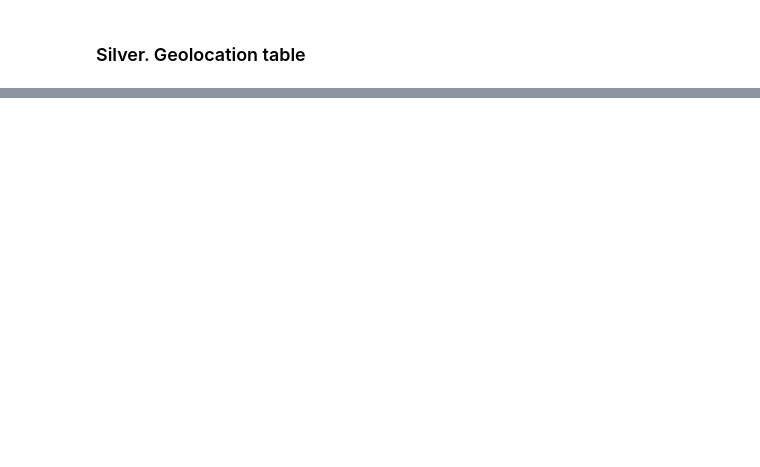
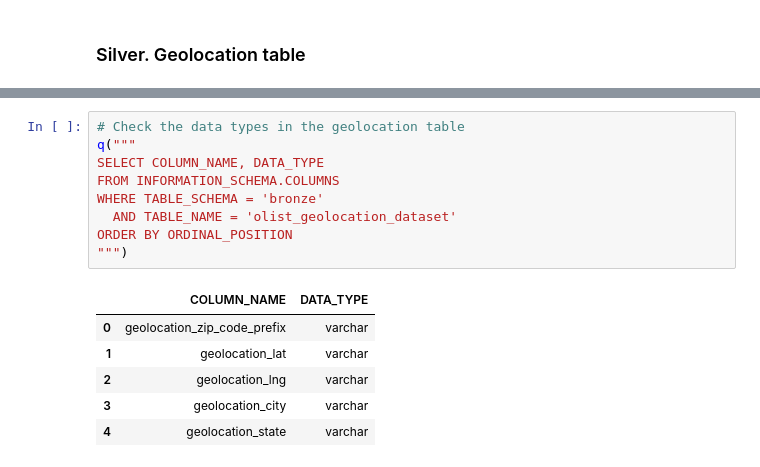
Before and after one commit to abasovmanaf-3267/olist-ecommerce-analytics, a Jupyter notebook: notebooks/02_silver_cleaning/02_silver_b.ipynb, the cells around one changed output, grey strips where cells are left out. Drawn from its saved outputs; the diff is of its cells as text; blank space fills up the shorter version.

```diff
--- a/notebooks/02_silver_cleaning/02_silver_b.ipynb
+++ b/notebooks/02_silver_cleaning/02_silver_b.ipynb
@@ -246,0 +250,16 @@ FROM bronze.olist_geolocation_dataset
+# %%
+# Check the data types in the geolocation table
+q("""
+SELECT COLUMN_NAME, DATA_TYPE
+FROM INFORMATION_SCHEMA.COLUMNS
+WHERE TABLE_SCHEMA = 'bronze'
+  AND TABLE_NAME = 'olist_geolocation_dataset'
+ORDER BY ORDINAL_POSITION
+""")
+# %% [output]
+|  | COLUMN_NAME | DATA_TYPE |
+| 0 | geolocation_zip_code_prefix | varchar |
+| 1 | geolocation_lat | varchar |
+| 2 | geolocation_lng | varchar |
+| 3 | geolocation_city | varchar |
+| 4 | geolocation_state | varchar |
```
Also changed, not shown: parts of 20 cells of this notebook, 2 other files.
